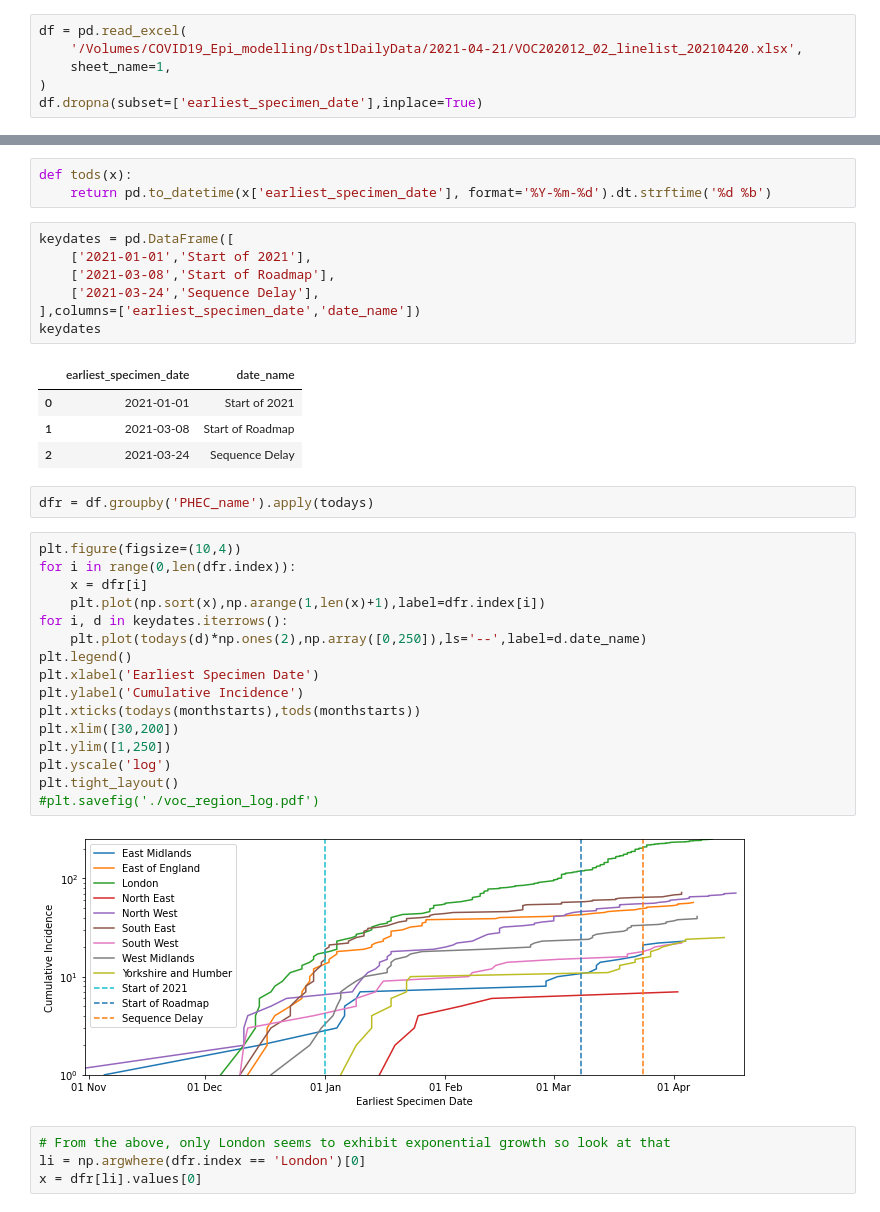
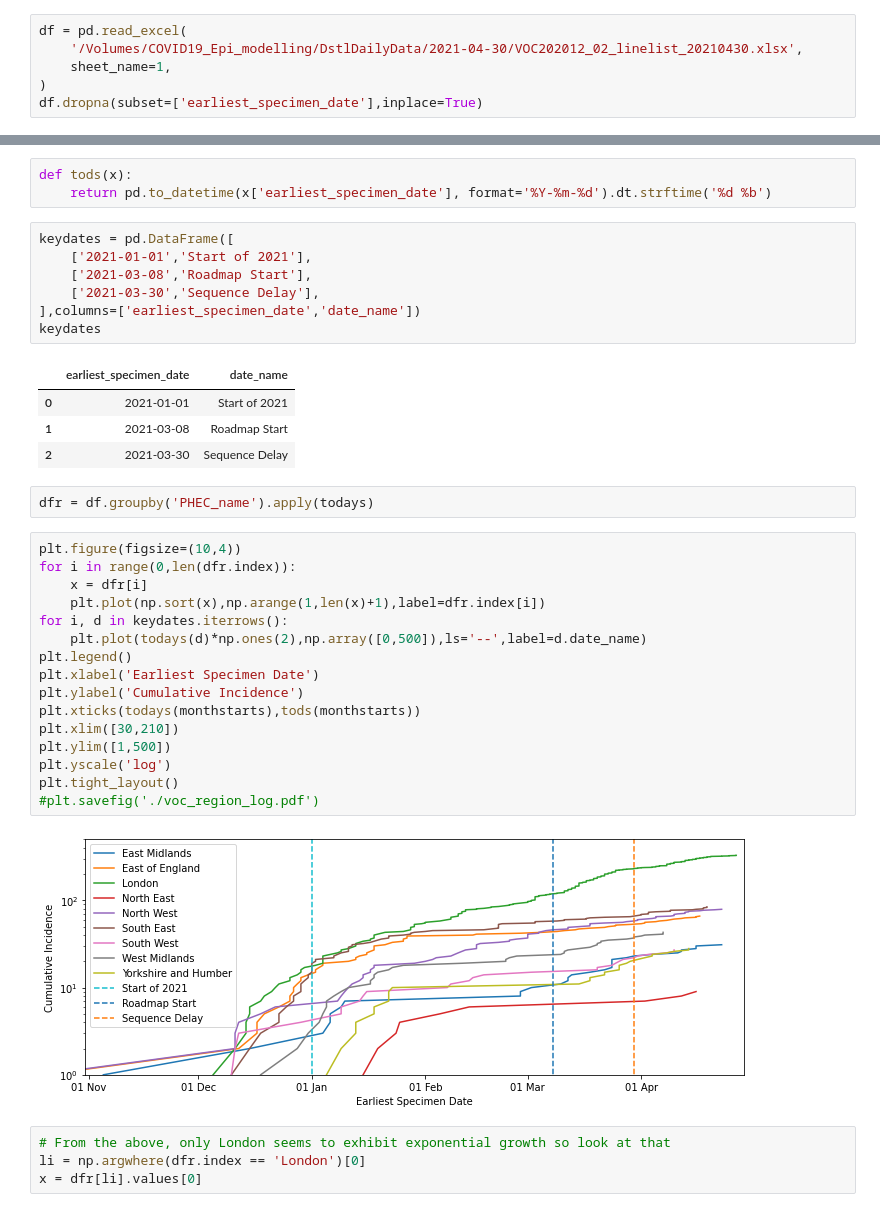
Before and after one commit to JCurran-Sebastian/BPs_for_VoC, a Jupyter notebook: voc_data.ipynb, the cells around one changed output, grey strips where cells are left out. Drawn from its saved outputs; the diff is of its cells as text.

```diff
--- a/voc_data.ipynb
+++ b/voc_data.ipynb
@@ -20,7 +20,7 @@ import datetime
 import scipy.optimize as op
 # %%
 df = pd.read_excel(
-    '/Volumes/COVID19_Epi_modelling/DstlDailyData/2021-04-21/VOC202012_02_linelist_20210420.xlsx',
+    '/Volumes/COVID19_Epi_modelling/DstlDailyData/2021-04-30/VOC202012_02_linelist_20210430.xlsx',
     sheet_name=1,
 )
 df.dropna(subset=['earliest_specimen_date'],inplace=True)
@@ -47,35 +47,35 @@ def tods(x):
 # %%
 keydates = pd.DataFrame([
     ['2021-01-01','Start of 2021'],
-    ['2021-03-08','Start of Roadmap'],
-    ['2021-03-24','Sequence Delay'],
+    ['2021-03-08','Roadmap Start'],
+    ['2021-03-30','Sequence Delay'],
 ],columns=['earliest_specimen_date','date_name'])
 keydates
 # %% [output]
 |  | earliest_specimen_date | date_name |
 | 0 | 2021-01-01 | Start of 2021 |
-| 1 | 2021-03-08 | Start of Roadmap |
-| 2 | 2021-03-24 | Sequence Delay |
+| 1 | 2021-03-08 | Roadmap Start |
+| 2 | 2021-03-30 | Sequence Delay |
 # %%
 dfr = df.groupby('PHEC_name').apply(todays)
 # %%
 plt.figure(figsize=(10,4))
 for i in range(0,len(dfr.index)):
     x = dfr[i]
     plt.plot(np.sort(x),np.arange(1,len(x)+1),label=dfr.index[i])
 for i, d in keydates.iterrows():
-    plt.plot(todays(d)*np.ones(2),np.array([0,250]),ls='--',label=d.date_name)
+    plt.plot(todays(d)*np.ones(2),np.array([0,500]),ls='--',label=d.date_name)
 plt.legend()
 plt.xlabel('Earliest Specimen Date')
 plt.ylabel('Cumulative Incidence')
 plt.xticks(todays(monthstarts),tods(monthstarts))
-plt.xlim([30,200])
-plt.ylim([1,250])
+plt.xlim([30,210])
+plt.ylim([1,500])
 plt.yscale('log')
 plt.tight_layout()
 #plt.savefig('./voc_region_log.pdf')
 # %% [output]
-[figure, old version]
+[figure, new version]
 # %%
 # From the above, only London seems to exhibit exponential growth so look at that
 li = np.argwhere(dfr.index == 'London')[0]
```
Also changed, not shown: parts of 5 cells of this notebook.
